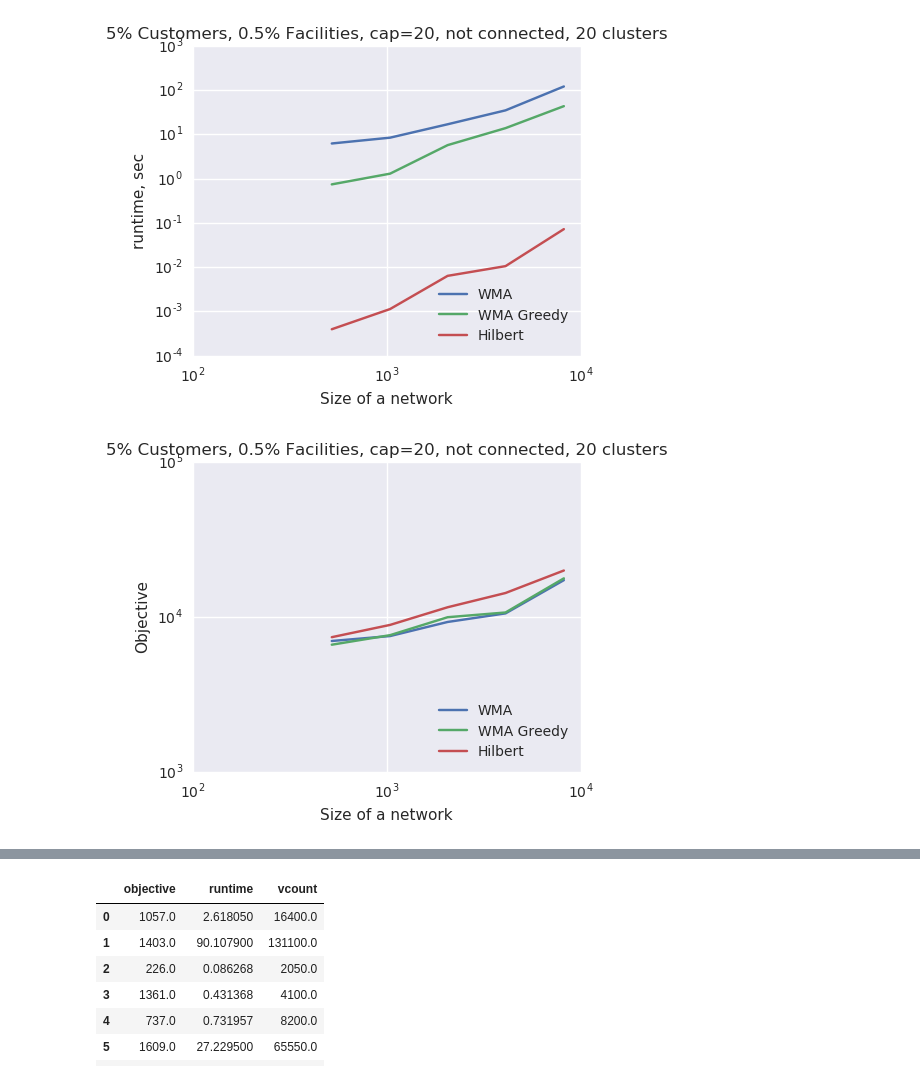
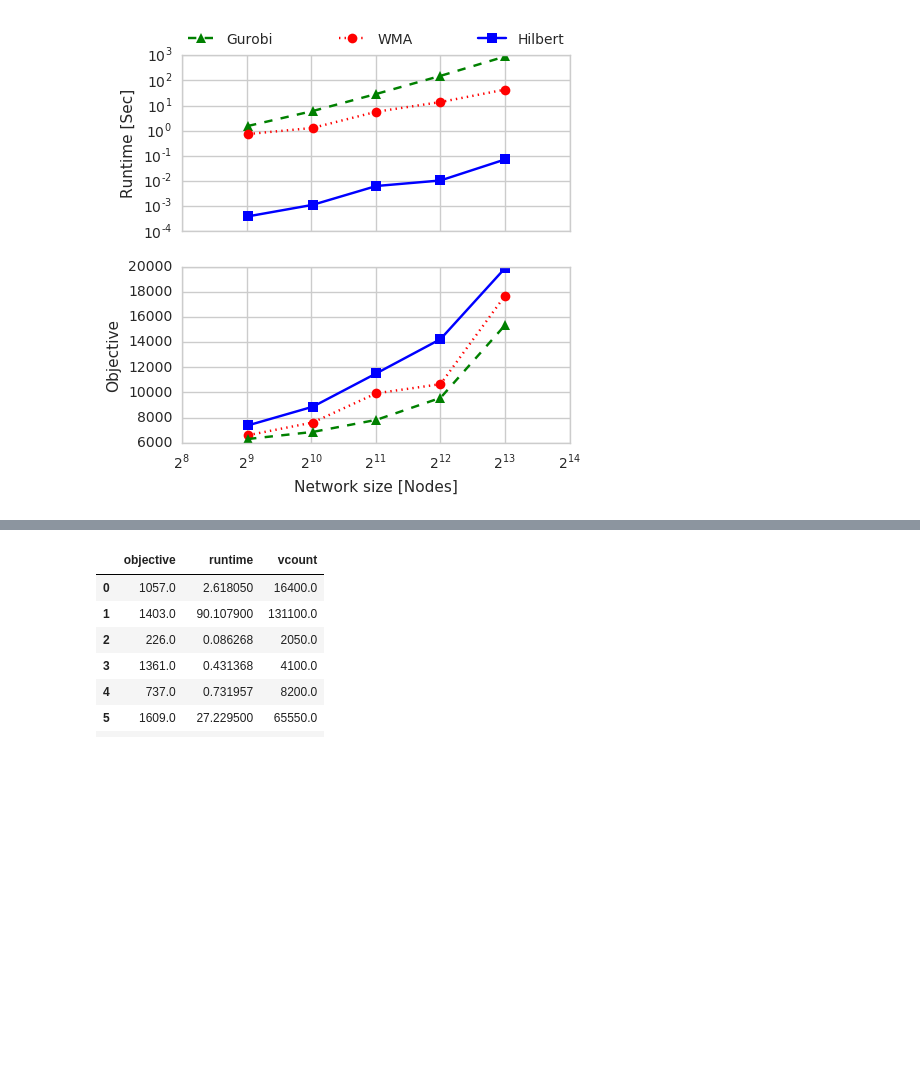
Before and after one commit to allogn/wma, a Jupyter notebook: experiments/analysis/clustered.ipynb, the cells around one changed output, grey strips where cells are left out. Drawn from its saved outputs; the diff is of its cells as text; code cells hidden in the pictures; blank space fills up the shorter version.

```diff
--- a/experiments/analysis/clustered.ipynb
+++ b/experiments/analysis/clustered.ipynb
@@ -1,7 +1,7 @@
 # %%
 %matplotlib inline
 import matplotlib.pyplot as plt
-# import seaborn as sbn
+import seaborn as sns
 import json
 import os
 import sys
@@ -13,8 +13,10 @@ data_path = os.environ['DATA_PATH']
 sys.path.append(os.path.join(root_path,'scripts'))
 
 from mergeResults import *
+sns.set(style="whitegrid")
 # %%
-def plot_all(dirname,expname,gurobi=False, fcla=False, log=True, sortby="vcount",xlabel="Size of a network, nodes"):
+def plot_all(dirname,expname,gurobi=False, fcla=False,
+             log=True, sortby="vcount",xlabel="Network size [Nodes]"):
     if (gurobi):
         results15 = load_results(os.path.join(data_path, "clustered", dirname, "solutions", "gurobi"),
                            os.path.join(data_path,'clustered',dirname))
@@ -26,10 +28,10 @@ def plot_all(dirname,expname,gurobi=False, fcla=False, log=True, sortby="vcount"
     results15_hilbert = load_results(os.path.join(data_path, "clustered", dirname, "solutions", "hilbert"),
                                os.path.join(data_path,'clustered',dirname))
 
-    fig, (ax1, ax2) = plt.subplots(2,figsize=(6, 6), dpi=300)
+    fig, (ax1, ax2) = plt.subplots(2,figsize=(5, 5), dpi=300)
     ax1.set_yscale("log", nonposx='clip')
     if (log):
-        ax1.set_xscale("log", nonposx='clip')
+        ax1.set_xscale("log", nonposx='clip', basex=2)
     if (fcla):
         results15_fcla = results15_fcla.sort_values(by=sortby)
     if (gurobi):
@@ -39,20 +41,25 @@ def plot_all(dirname,expname,gurobi=False, fcla=False, log=True, sortby="vcount"
     if (fcla):
         ax1.plot(results15_fcla[sortby],results15_fcla['runtime'], 'k.-', label="WMA BF")
     if (gurobi):
+        results15 = results15[results15['objective'].notnull()]
         ax1.plot(results15[sortby],results15['runtime'], 'g^--', label="Gurobi")
+    results15_fcla_l0 = results15_fcla_l0[results15_fcla_l0['objective'].notnull()]
     ax1.plot(results15_fcla_l0[sortby],results15_fcla_l0['runtime'], 'ro:',label="WMA")
     ax1.plot(results15_hilbert[sortby],results15_hilbert['runtime'], 'bs-',label="Hilbert")
-    ax1.set_ylabel("Runtime, sec")
+    ax1.set_ylabel("Runtime [Sec]")
 #     plt.title(expname)
 #     plt.legend(bbox_to_anchor=(1.05, 1), loc=2, borderaxespad=0.)
     ax1.legend(bbox_to_anchor=(0., 1.02, 1., .102), loc=3,
               ncol=3, mode="expand", borderaxespad=0.)
+    ax1.set_xlim([256, 16384])
+    ax2.set_xlim([256, 16384])
     plt.setp(ax1.get_xticklabels(), visible=False)
 
 #     fig, ax = plt.subplots(figsize=(4, 3), dpi=300)
 #     ax2.set_yscale("log", nonposx='clip')
+
     if (log):
-        ax2.set_xscale("log", nonposx='clip')
+        ax2.set_xscale("log", nonposx='clip', basex=2)
     if (fcla):
         results15_fcla = results15_fcla.sort_values(by=sortby)
     if (gurobi):
@@ -61,14 +68,22 @@ def plot_all(dirname,expname,gurobi=False, fcla=False, log=True, sortby="vcount"
     results15_hilbert = results15_hilbert.sort_values(by=sortby)
     if (fcla):
         ax2.plot(results15_fcla[sortby],results15_fcla['objective'], 'k.-',label="WMA BF")
+
+    #filter nan
+#     notnanind = results15_hilbert['objective'].notnull()
+#     obj =results15_hilbert['objective']
+#     obj= obj[notnanind]
+#     ind = results15_fcla_l0[sortby]
+#     ind = ind[notnanind]
+    ax2.plot(results15_fcla_l0[sortby],results15_fcla_l0['objective'], 'ro:',label="WMA")
+    ax2.plot(results15_hilbert[sortby],results15_hilbert['objective'], 'bs-',label="Hilbert")
     if (gurobi):
         ax2.plot(results15[sortby],results15['objective'], 'g^--',label="Gurobi")
-    ax2.plot(results15_fcla_l0[sortby],results15_fcla_l0['objective'], 'ro:',label="WMA")
-    ax2.plot(results15_hilbert[sortby],results15_hilbert['objective'], 'bs-',label="Hilbert")
     ax2.set_xlabel(xlabel)
     ax2.set_ylabel("Objective")
     if (not log):
         ax2.ticklabel_format(style='sci', axis='x', scilimits=(0,0))
+    ax2.ticklabel_format(style='sci', axis='y')
 # %%
 plot_all('n_m-n0.05c-minc2m-k10',"5% Cust, 0.5% Fac, capacity=20, 40 clusters, dens 1.5",True,log=False)
 # %% [output]
@@ -76,6 +91,6 @@ plot_all('n_m-n0.05c-minc2m-k10',"5% Cust, 0.5% Fac, capacity=20, 40 clusters, d
 # %%
 #not connected
-plot_all('n_m-n0.05k-n0.01c20d2conClust20',"5% Customers, 0.5% Facilities, cap=20, not connected, 20 clusters",False)
+plot_all('n_m-n0.05k-n0.01c20d2conClust20',"5% Customers, 0.5% Facilities, cap=20, not connected, 20 clusters",
+         gurobi=True,log=True)
 # %% [output]
-[figure, old version]
+[figure, new version]
-[figure, removed]
```
Also changed, not shown: parts of 12 cells of this notebook, 14 other files.
